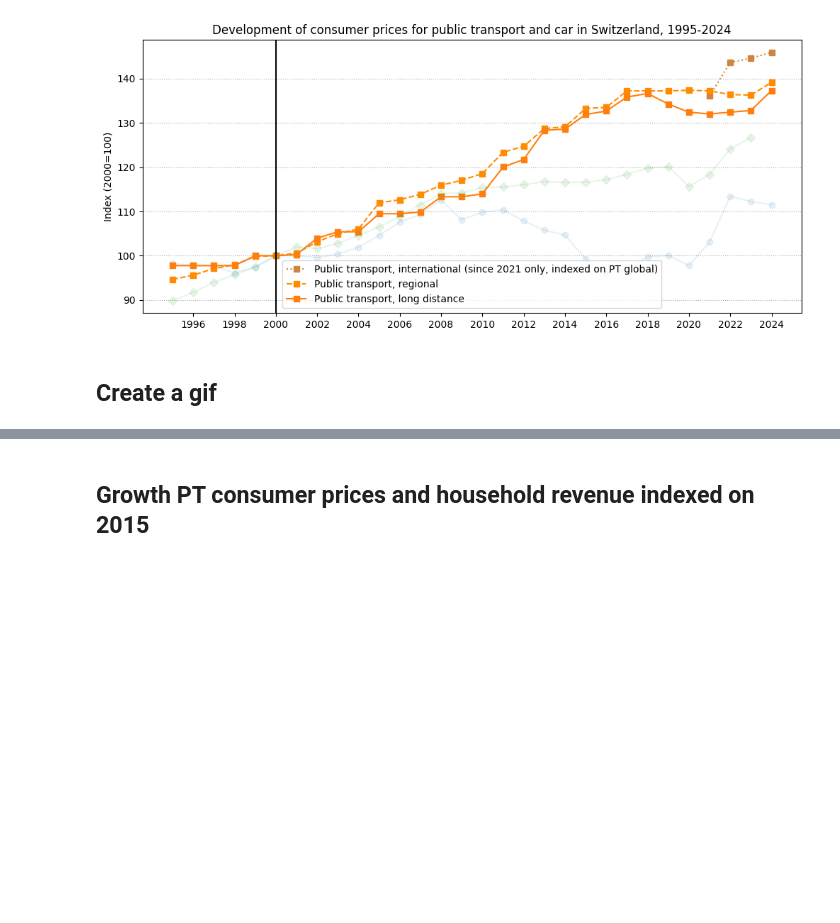
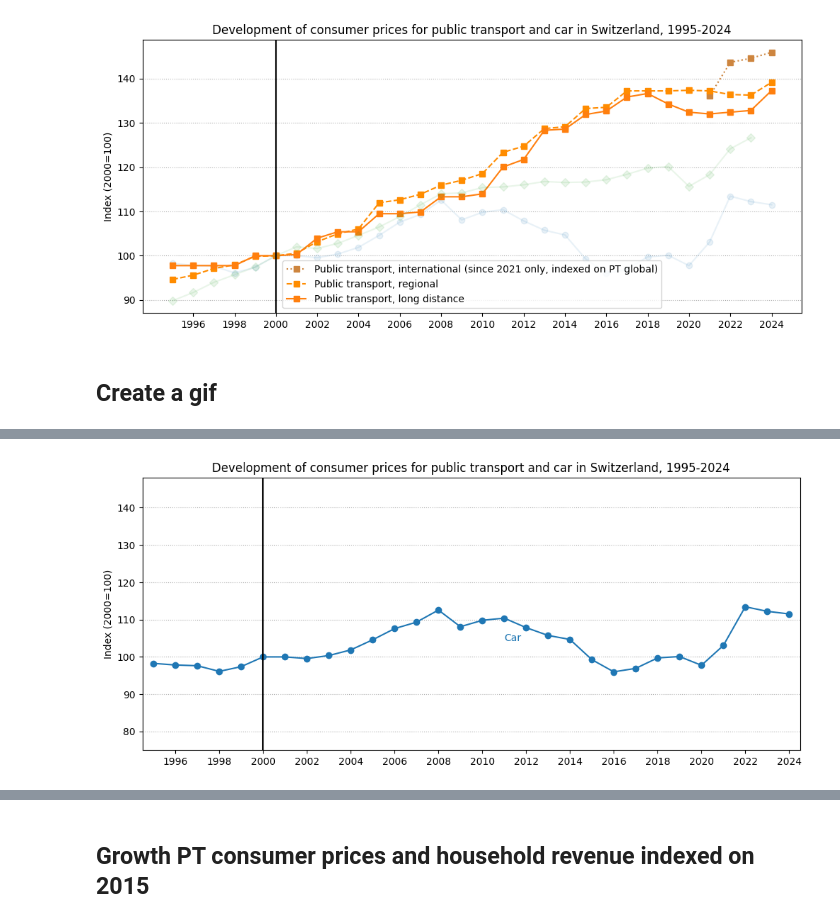
Before and after one commit to antonindanalet/mobility_costs, a Jupyter notebook: Car_and_PT_costs_for_households.ipynb, the cells around one changed output, grey strips where cells are left out. Drawn from its saved outputs; the diff is of its cells as text; code cells hidden in the pictures; blank space fills up the shorter version.

```diff
--- a/Car_and_PT_costs_for_households.ipynb
+++ b/Car_and_PT_costs_for_households.ipynb
@@ -279,0 +348,29 @@ imageio.mimsave('output.gif', images, duration=3)  # duration in seconds per fra
+# %%
+import matplotlib.pyplot as plt
+
+# Create the plot
+plt.figure(figsize=(12, 5))
+
+plt.ylim((75, 148))
+plt.xlim((1994.5, 2024.5))
+
+# Plot the second dataframe
+plt.plot(transport_costs_car.columns, transport_costs_car.iloc[0], marker='o', label='Car', color="C0")
+
+# Plot a vertical line at year 2000
+plt.axvline(x=2000, color="black")
+
+# Plot light dotted horizontal lines
+plt.grid(axis="y", linestyle=':')
+
+# Add labels and legend
+plt.ylabel('Index (2000=100)')
+plt.xticks(range(1996, 2025, 2))
+plt.title('Development of consumer prices for public transport and car in Switzerland, 1995-2024')
+plt.text(2011, 105, "Car", color='C0', va='center')
+
+# Display the plot
+plt.savefig("figure4_gif.png")
+plt.show()
+# %% [output]
+[figure, added]
```
Also changed, not shown: parts of 20 cells of this notebook.
